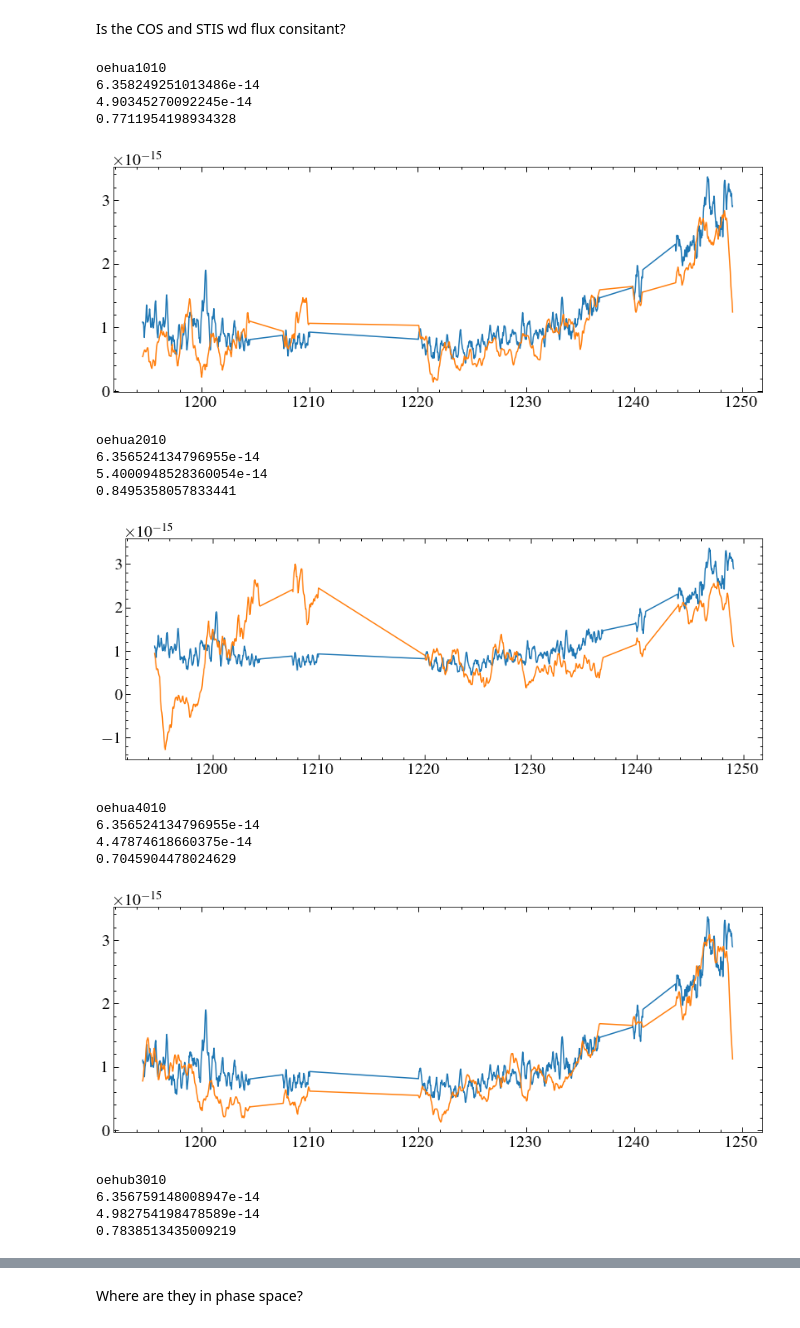
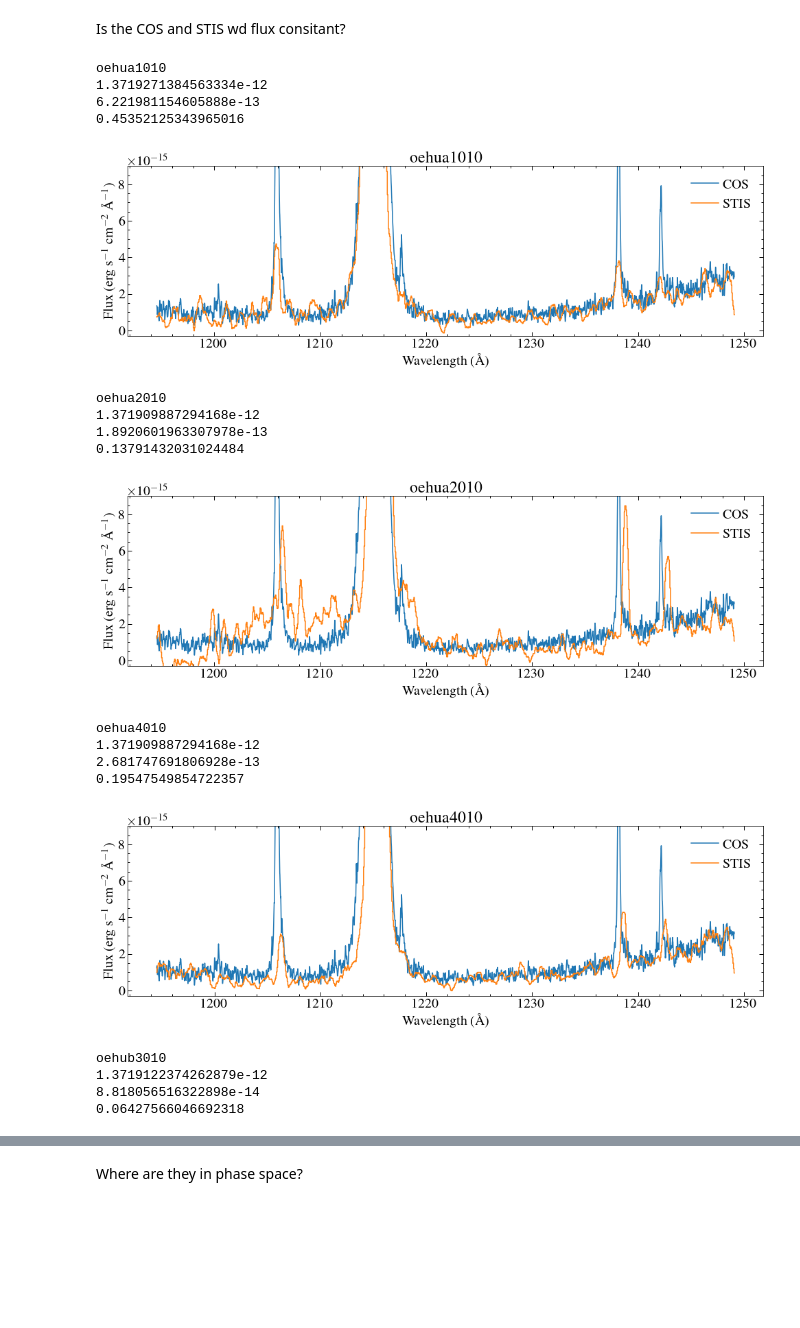
Before and after one commit to davidjwilson/pceb, a Jupyter notebook: eg_uma/eg_uma_stis_first_look.ipynb, the cells around one changed output, grey strips where cells are left out. Saved outputs shown, nothing was run; the diff lists cells and outputs as text; code cells hidden in the pictures; blank space fills up the shorter version.

Commit message:
weird flux

```diff
--- a/eg_uma/eg_uma_stis_first_look.ipynb
+++ b/eg_uma/eg_uma_stis_first_look.ipynb
@@ -519,46 +519,63 @@ Is the COS and STIS wd flux consitant?
 # %%
 lines = [1206.499, 1238.821, 1242.804]
 
 
 for i, x in enumerate(x1ds):
     data = fits.getdata(x, 1)[0]
     hdr = fits.getheader(x, 1)
     print(hdr['ROOTNAME'])
     ws, fs, es = data['WAVELENGTH'], data['FLUX'], data['ERROR']
 
-    cos_mask = (wc >= ws[0]) & (wc < lines[0]-2) | (wc > lines[0]+1) & (wc < 1210) | (wc > 1220) & (wc < lines[1]-2) | (wc > lines[1]+1) & (wc < lines[2]-2) | (wc > lines[2]+1) & (wc <=ws[-1])
-    fci = convolve(fc,Box1DKernel(20))
-    plt.plot(wc[cos_mask], fci[cos_mask])
+
+    # cos_mask = (wc >= ws[0]) & (wc < lines[0]-2) | (wc > lines[0]+1) & (wc < 1210) | (wc > 1220) & (wc < lines[1]-2) | (wc > lines[1]+1) & (wc < lines[2]-2) | (wc > lines[2]+1) & (wc <=ws[-1])
+    cos_mask = (wc >= ws[0]) & (wc < 1215) | (wc > 1220)  & (wc <=ws[-1])
+    cos_mask = (wc >= ws[0])   & (wc <=ws[-1])
+    fci = convolve(fc,Box1DKernel(5))
+    plt.plot(wc[cos_mask], fci[cos_mask], label='COS')
+    # plt.plot(wc, fci, label='COS')
     cos_int = np.trapz(fc[cos_mask], wc[cos_mask])
     print(cos_int)
-    stis_mask = (ws < lines[0]-2) | (ws > lines[0]+1) & (ws < 1210) | (ws > 1220) & (ws < lines[1]-2) | (ws > lines[1]+1) & (ws < lines[2]-2) | (ws > lines[2]+1)
+    # stis_mask = (ws < lines[0]-2) | (ws > lines[0]+1) & (ws < 1210) | (ws > 1220) & (ws < lines[1]-2) | (ws > lines[1]+1) & (ws < lines[2]-2) | (ws > lines[2]+1)
+    stis_mask = (ws < 1215) | (ws > 1220)
 
-    fsi = convolve(fs,Box1DKernel(20))
-    plt.plot(ws[stis_mask], fsi[stis_mask])
+    fs = convolve(fs,Box1DKernel(10))
+    # plt.step(ws[stis_mask], fs[stis_mask], label='STIS', where='mid')
+    plt.step(ws, fs, label='STIS', where='mid')
 
     stis_int = np.trapz(fs[stis_mask], ws[stis_mask])
+    fsi = interp1d(ws, fs, fill_value='extrapolate')(wc[cos_mask])
 
     print(stis_int)
 
     print(stis_int/cos_int)
+    plt.ylim(-0.3e-15, 0.9e-14)
+    plt.xlabel('Wavelength (\AA)')
+    plt.ylabel('Flux (erg s$^{-1}$ cm$^{-2}$ \AA$^{-1}$)')
+    plt.legend()
+    plt.title(hdr['ROOTNAME'])
+    plt.tight_layout()
+    plt.savefig('plots/{}_cos_comparison.png'.format(hdr['ROOTNAME']), facecolor='w')
     plt.show()
+    # plt.plot(wc[cos_mask], fsi/fci[cos_mask])
+    # plt.ylim(0, 10)
+    # plt.show()
 # %% [output]
 oehua1010
-6.358249251013486e-14
-4.90345270092245e-14
-0.7711954198934328
+1.3719271384563334e-12
+6.221981154605888e-13
+0.45352125343965016
-[figure, old version]
+[figure, new version]
 oehua2010
-6.356524134796955e-14
-5.4000948528360054e-14
-0.8495358057833441
+1.371909887294168e-12
+1.8920601963307978e-13
+0.13791432031024484
-[figure, old version]
+[figure, new version]
 oehua4010
-6.356524134796955e-14
-4.47874618660375e-14
-0.7045904478024629
+1.371909887294168e-12
+2.681747691806928e-13
+0.19547549854722357
-[figure, old version]
+[figure, new version]
 oehub3010
-6.356759148008947e-14
-4.982754198478589e-14
-0.7838513435009219
+1.3719122374262879e-12
+8.818056516322898e-14
+0.06427566046692318
```
Also changed, not shown: parts of 6 cells of this notebook, 19 other files.
